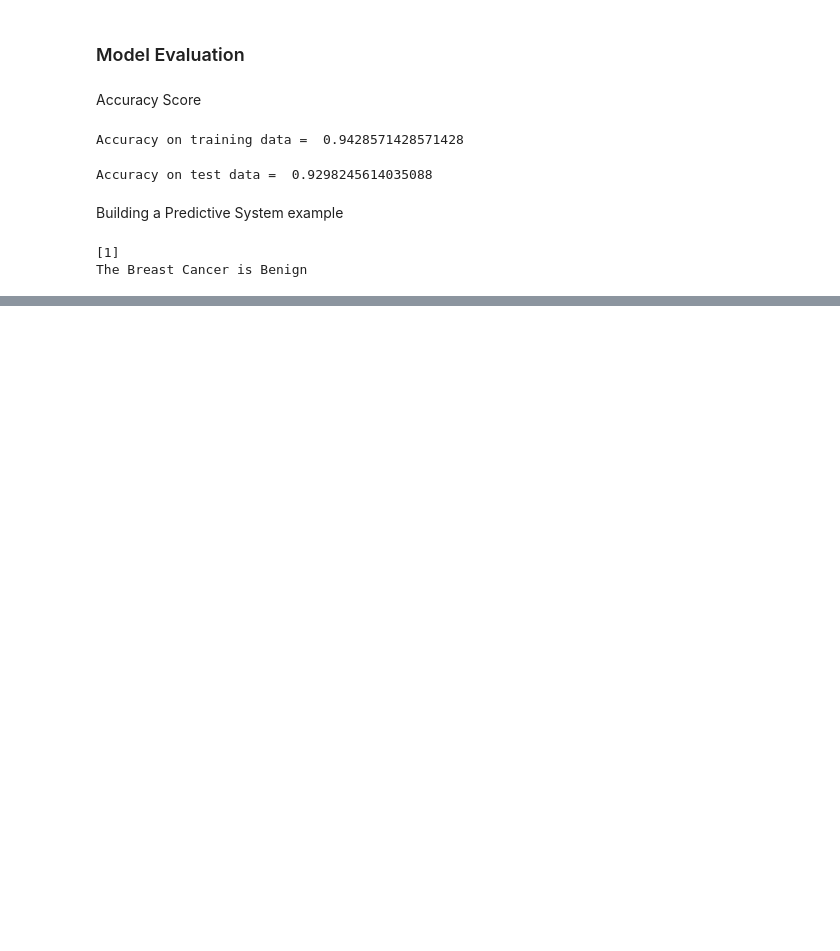
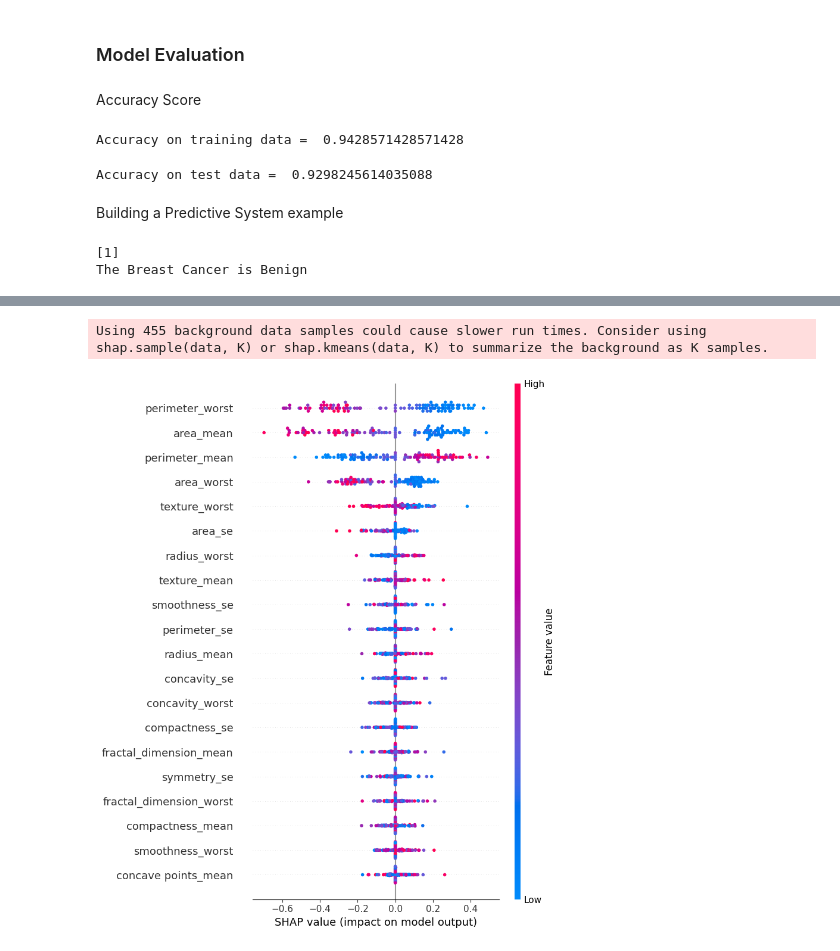
Before and after one commit to hamza-elesi/Breast-Cancer-prediction, a Jupyter notebook: Breast_Cancer_Classification_using_Machine_Learning.ipynb, the cells around one changed output, grey strips where cells are left out. Cells and saved outputs as stored; diff of their text form; code cells hidden in the pictures; blank space fills up the shorter version.

```diff
--- a/Breast_Cancer_Classification_using_Machine_Learning.ipynb
+++ b/Breast_Cancer_Classification_using_Machine_Learning.ipynb
@@ -327,0 +379,14 @@ The Breast Cancer is Benign
+# %%
+# Assuming your model is already trained and named 'model'
+# Initialize the SHAP Explainer
+explainer = shap.KernelExplainer(model.predict, X_train) # pass the model and the training data as the parameters
+# %% [output]
+Using 455 background data samples could cause slower run times. Consider using shap.sample(data, K) or shap.kmeans(data, K) to summarize the background as K samples.
+# %%
+# Compute SHAP values for the test set
+shap_values = explainer.shap_values(X_test, nsamples=100)  # 'nsamples' is a parameter you can adjust
+# %%
+# Summarize the effects of all the features
+shap.summary_plot(shap_values, X_test, feature_names=X_test.columns)
+# %% [output]
+[figure, added]
```
Also changed, not shown: parts of 8 cells of this notebook.
